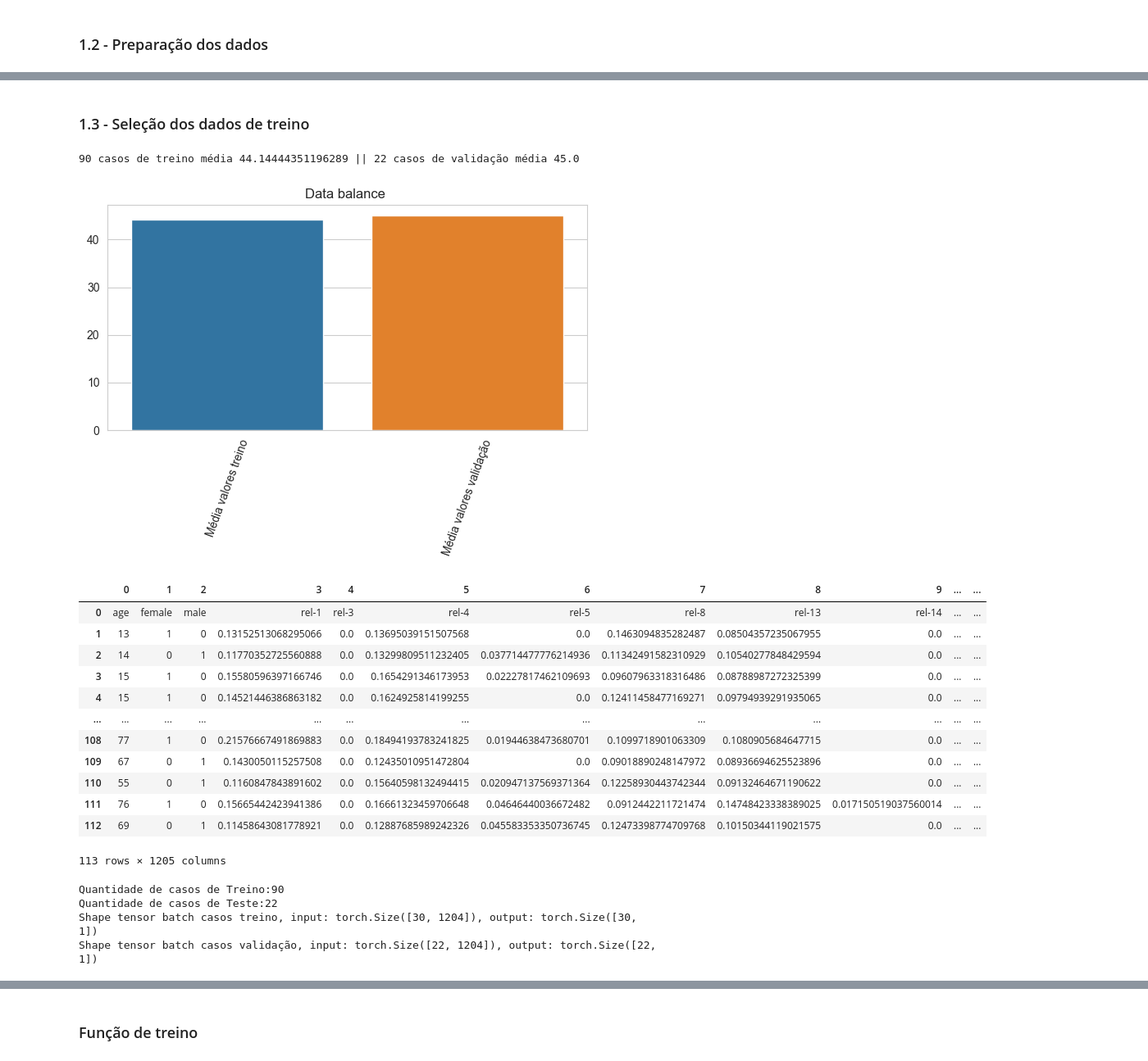
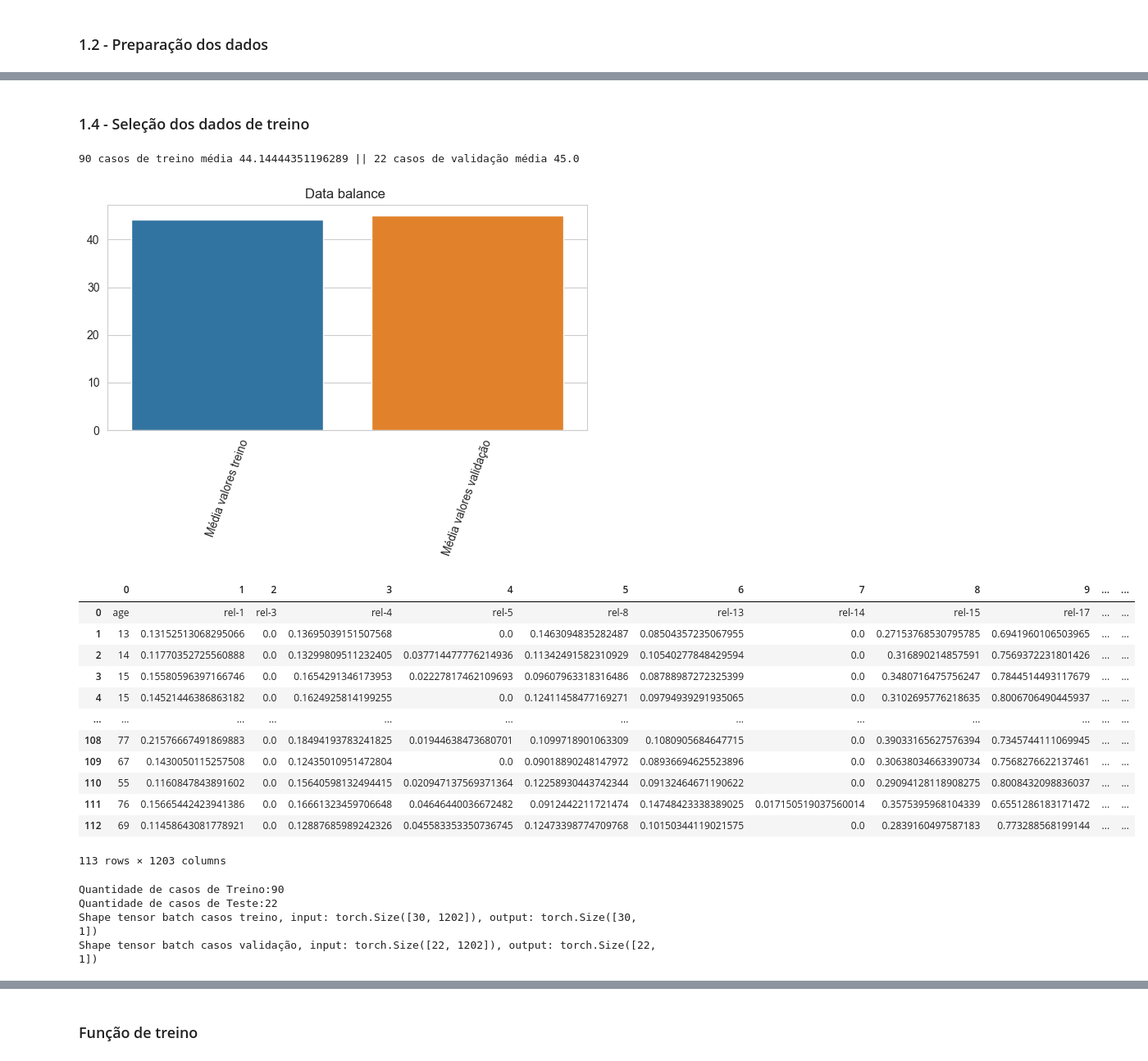
Before and after one commit to hugo-baptista/imag-deep-learning, a Jupyter notebook: MLP.ipynb, the cells around one changed output, grey strips where cells are left out. Shown at 82% size. Cells and saved outputs as stored; diff of their text form; code cells hidden in the pictures.

```diff
--- a/MLP.ipynb
+++ b/MLP.ipynb
@@ -45,8 +41,8 @@ PATH_TEST_CSV = './data/test.csv'
 PATH_TEST_IMG = './data/test_data.mat'
 
 # Path dos ficheiros processados para serem usados no modelo
-PATH_TRAIN = './processed-data/train_sex_not_null_data.csv'
-PATH_TEST = './processed-data/test_sex_not_null_data.csv'
+PATH_TRAIN = './processed-data/train_relations_not_null_data.csv'
+PATH_TEST = './processed-data/test_relations_not_null_data.csv'
 
 # Constantes para o processo de treino
 EPOCHS = 120
@@ -309,0 +312,25 @@ test_relations_data.to_csv('./processed-data/test_relations_data.csv', index=Fal
+# %%
+def balanceamento_dados(dados, nome, x_nome, y_nome):
+    freq={}
+    for dado in dados:
+        if dado in freq.keys():
+            freq[dado] +=1
+        else:
+            freq[dado]=1
+
+    sns.set_style('whitegrid')
+    grafico=sns.barplot(x=[key for key in freq.keys()], y=[value for value in freq.values()])
+    grafico.set_title(nome)
+    plt.xticks(rotation=0)
+    plt.tight_layout()
+    plt.xlabel(x_nome)
+    plt.ylabel(y_nome)
+    plt.show()
+
+    print("Nº de casos: ",len(dados))
+    print("Média: ", np.mean(dados))
+
+df_train = pd.read_csv(PATH_TRAIN_CSV)
+balanceamento_dados(df_train["age"].values, 'Balanceamento Idade', 'Idade', 'Frequência')
+balanceamento_dados(df_train["sex"].values, 'Balanceamento Sexo', 'Sexo', 'Frequência')
+balanceamento_dados(df_train["education"].values, 'Balanceamento Educação', 'Anos de Educação', 'Frequência')
@@ -310,7 +347,7 @@ test_relations_data.to_csv('./processed-data/test_relations_data.csv', index=Fal
 # %% [markdown]
-### 1.3 - Seleção dos dados de treino
+### 1.4 - Seleção dos dados de treino
 # %%
-def visualize_holdout_balance(train_dl_all, val_dl_all):
+def balanceamento_dados(train_dl_all, val_dl_all):
     _, y_train = next(iter(train_dl_all))
     _, y_test = next(iter(val_dl_all))
     sns.set_style('whitegrid')
@@ -318,50 +355,48 @@ def visualize_holdout_balance(train_dl_all, val_dl_all):
     casos_val=len(y_test)
     print(f'{casos_treino} casos de treino média {np.mean(y_train.numpy())} || {casos_val} casos de validação média {np.mean(y_test.numpy())}')
     grafico=sns.barplot(x=['Média valores treino','Média valores validação'],
     y=[np.mean(y_train.numpy()), np.mean(y_test.numpy())])
     grafico.set_title('Data balance ')
     plt.xticks(rotation=70)
     plt.tight_layout()
-    #plt.savefig('data_balance_MLP.png')
     plt.show()
 
 def visualize_data(path):
-    # criar uma instância do dataset
     df = pd.read_csv(path, header=None)
     display(df)
 
 def visualize_dataset(train_dl, val_dl):
     print(f"Quantidade de casos de Treino:{len(train_dl.dataset)}")
     print(f"Quantidade de casos de Teste:{len(val_dl.dataset)}")
     x, y = next(iter(train_dl)) # fazer uma iteração nos loaders para ir buscar um batch de casos
     print(f"Shape tensor batch casos treino, input: {x.shape}, output: {y.shape}")
     x, y = next(iter(val_dl))
     print(f"Shape tensor batch casos validação, input: {x.shape}, output: {y.shape}")
 
 train_dl, val_dl, train_dl_all, val_dl_all, dim_num = prepare_train_data_loaders(PATH_TRAIN)
 
-visualize_holdout_balance(train_dl_all, val_dl_all)
+balanceamento_dados(train_dl_all, val_dl_all)
 
 visualize_data(PATH_TRAIN)
 visualize_dataset(train_dl, val_dl)
 # %% [output]
 90 casos de treino média 44.14444351196289 || 22 casos de validação média 45.0
 [figure]
 |  | 0 | 1 | 2 | 3 | 4 | 5 | 6 | 7 | 8 | 9 | ... | ... |
-| 0 | age | female | male | rel-1 | rel-3 | rel-4 | rel-5 | rel-8 | rel-13 | rel-14 | ... | ... |
-| 1 | 13 | 1 | 0 | 0.13152513068295066 | 0.0 | 0.13695039151507568 | 0.0 | 0.1463094835282487 | 0.08504357235067955 | 0.0 | ... | ... |
-| 2 | 14 | 0 | 1 | 0.11770352725560888 | 0.0 | 0.13299809511232405 | 0.037714477776214936 | 0.11342491582310929 | 0.10540277848429594 | 0.0 | ... | ... |
-| 3 | 15 | 1 | 0 | 0.15580596397166746 | 0.0 | 0.1654291346173953 | 0.02227817462109693 | 0.09607963318316486 | 0.08788987272325399 | 0.0 | ... | ... |
-| 4 | 15 | 1 | 0 | 0.14521446386863182 | 0.0 | 0.1624925814199255 | 0.0 | 0.12411458477169271 | 0.09794939291935065 | 0.0 | ... | ... |
+| 0 | age | rel-1 | rel-3 | rel-4 | rel-5 | rel-8 | rel-13 | rel-14 | rel-15 | rel-17 | ... | ... |
+| 1 | 13 | 0.13152513068295066 | 0.0 | 0.13695039151507568 | 0.0 | 0.1463094835282487 | 0.08504357235067955 | 0.0 | 0.27153768530795785 | 0.6941960106503965 | ... | ... |
+| 2 | 14 | 0.11770352725560888 | 0.0 | 0.13299809511232405 | 0.037714477776214936 | 0.11342491582310929 | 0.10540277848429594 | 0.0 | 0.316890214857591 | 0.7569372231801426 | ... | ... |
+| 3 | 15 | 0.15580596397166746 | 0.0 | 0.1654291346173953 | 0.02227817462109693 | 0.09607963318316486 | 0.08788987272325399 | 0.0 | 0.3480716475756247 | 0.7844514493117679 | ... | ... |
+| 4 | 15 | 0.14521446386863182 | 0.0 | 0.1624925814199255 | 0.0 | 0.12411458477169271 | 0.09794939291935065 | 0.0 | 0.3102695776218635 | 0.8006706490445937 | ... | ... |
 | ... | ... | ... | ... | ... | ... | ... | ... | ... | ... | ... | ... | ... |
-| 108 | 77 | 1 | 0 | 0.21576667491869883 | 0.0 | 0.18494193783241825 | 0.01944638473680701 | 0.1099718901063309 | 0.1080905684647715 | 0.0 | ... | ... |
-| 109 | 67 | 0 | 1 | 0.1430050115257508 | 0.0 | 0.12435010951472804 | 0.0 | 0.09018890248147972 | 0.08936694625523896 | 0.0 | ... | ... |
-| 110 | 55 | 0 | 1 | 0.1160847843891602 | 0.0 | 0.15640598132494415 | 0.020947137569371364 | 0.12258930443742344 | 0.09132464671190622 | 0.0 | ... | ... |
-| 111 | 76 | 1 | 0 | 0.15665442423941386 | 0.0 | 0.16661323459706648 | 0.04646440036672482 | 0.0912442211721474 | 0.14748423338389025 | 0.017150519037560014 | ... | ... |
-| 112 | 69 | 0 | 1 | 0.11458643081778921 | 0.0 | 0.12887685989242326 | 0.045583353350736745 | 0.12473398774709768 | 0.10150344119021575 | 0.0 | ... | ... |
+| 108 | 77 | 0.21576667491869883 | 0.0 | 0.18494193783241825 | 0.01944638473680701 | 0.1099718901063309 | 0.1080905684647715 | 0.0 | 0.39033165627576394 | 0.7345744111069945 | ... | ... |
+| 109 | 67 | 0.1430050115257508 | 0.0 | 0.12435010951472804 | 0.0 | 0.09018890248147972 | 0.08936694625523896 | 0.0 | 0.30638034663390734 | 0.7568276622137461 | ... | ... |
+| 110 | 55 | 0.1160847843891602 | 0.0 | 0.15640598132494415 | 0.020947137569371364 | 0.12258930443742344 | 0.09132464671190622 | 0.0 | 0.29094128118908275 | 0.8008432098836037 | ... | ... |
+| 111 | 76 | 0.15665442423941386 | 0.0 | 0.16661323459706648 | 0.04646440036672482 | 0.0912442211721474 | 0.14748423338389025 | 0.017150519037560014 | 0.3575395968104339 | 0.6551286183171472 | ... | ... |
+| 112 | 69 | 0.11458643081778921 | 0.0 | 0.12887685989242326 | 0.045583353350736745 | 0.12473398774709768 | 0.10150344119021575 | 0.0 | 0.2839160497587183 | 0.773288568199144 | ... | ... |
-113 rows × 1205 columns
+113 rows × 1203 columns
 Quantidade de casos de Treino:90
 Quantidade de casos de Teste:22
-Shape tensor batch casos treino, input: torch.Size([30, 1204]), output: torch.Size([30, 1])
-Shape tensor batch casos validação, input: torch.Size([22, 1204]), output: torch.Size([22, 1])
+Shape tensor batch casos treino, input: torch.Size([30, 1202]), output: torch.Size([30, 1])
+Shape tensor batch casos validação, input: torch.Size([22, 1202]), output: torch.Size([22, 1])
 # %% [markdown]
```
Also changed, not shown: parts of 15 cells of this notebook, 3 other files.
